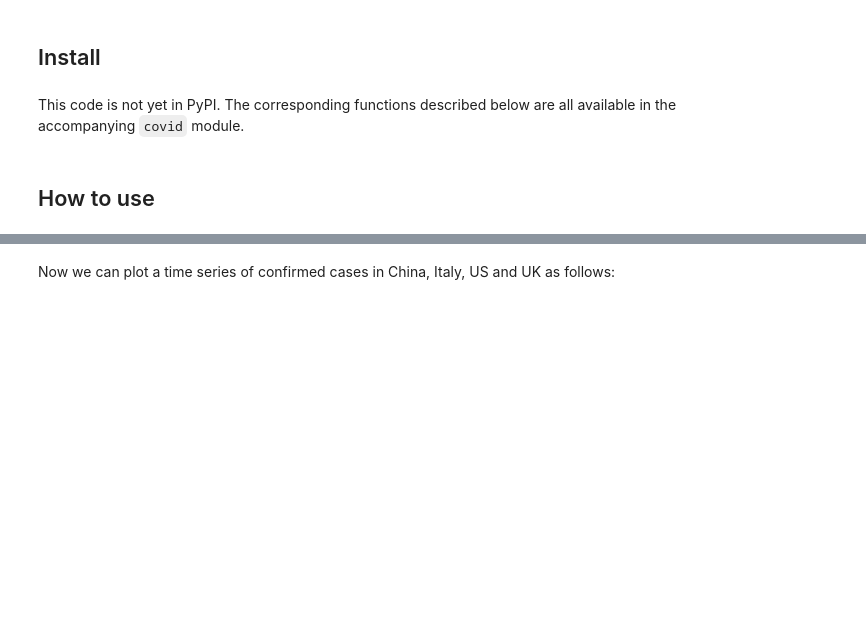
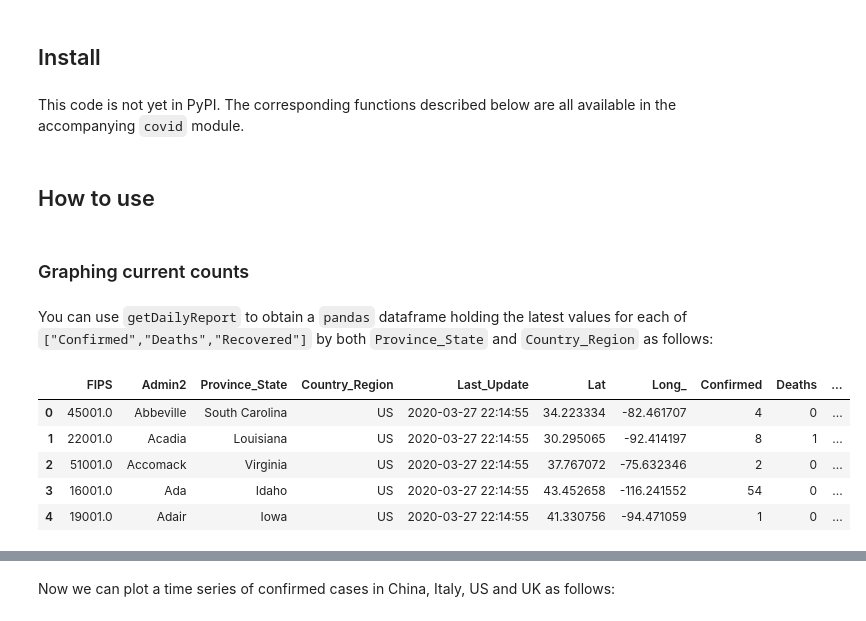
Before and after one commit to malminhas/covid, a Jupyter notebook: index.ipynb, the cells around one changed output, grey strips where cells are left out. Cells and saved outputs as stored; diff of their text form; code cells hidden in the pictures; blank space fills up the shorter version.

```diff
--- a/index.ipynb
+++ b/index.ipynb
@@ -12,4 +17,18 @@ This resource provides a simple wrapper for the covid-19 dastet made available b
 This code is not yet in PyPI.  The corresponding functions described below are all available in the accompanying `covid` module.
 # %% [markdown]
 ## How to use
+# %% [markdown]
+### Graphing current counts
+# %% [markdown]
+You can use `getDailyReport` to obtain a `pandas` dataframe holding the latest values for each of `["Confirmed","Deaths","Recovered"]` by both `Province_State` and `Country_Region` as follows:
+# %%
+df = getDailyReport(getYesterday())
+df.head()
+# %% [output]
+|  | FIPS | Admin2 | Province_State | Country_Region | Last_Update | Lat | Long_ | Confirmed | Deaths | ... |
+| 0 | 45001.0 | Abbeville | South Carolina | US | 2020-03-27 22:14:55 | 34.223334 | -82.461707 | 4 | 0 | ... |
+| 1 | 22001.0 | Acadia | Louisiana | US | 2020-03-27 22:14:55 | 30.295065 | -92.414197 | 8 | 1 | ... |
+| 2 | 51001.0 | Accomack | Virginia | US | 2020-03-27 22:14:55 | 37.767072 | -75.632346 | 2 | 0 | ... |
+| 3 | 16001.0 | Ada | Idaho | US | 2020-03-27 22:14:55 | 43.452658 | -116.241552 | 54 | 0 | ... |
+| 4 | 19001.0 | Adair | Iowa | US | 2020-03-27 22:14:55 | 41.330756 | -94.471059 | 1 | 0 | ... |
 # %% [markdown]
```
Also changed, not shown: parts of 15 cells of this notebook, 2 other files.
